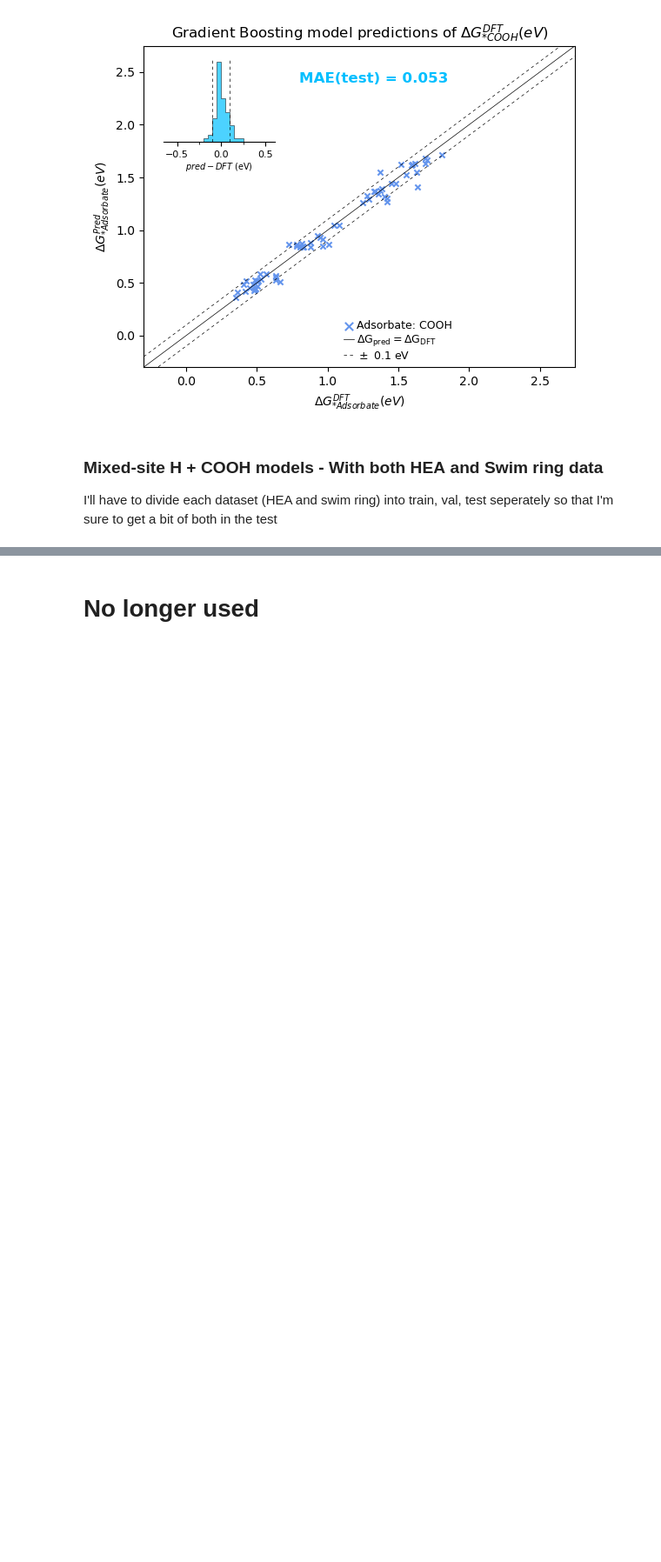
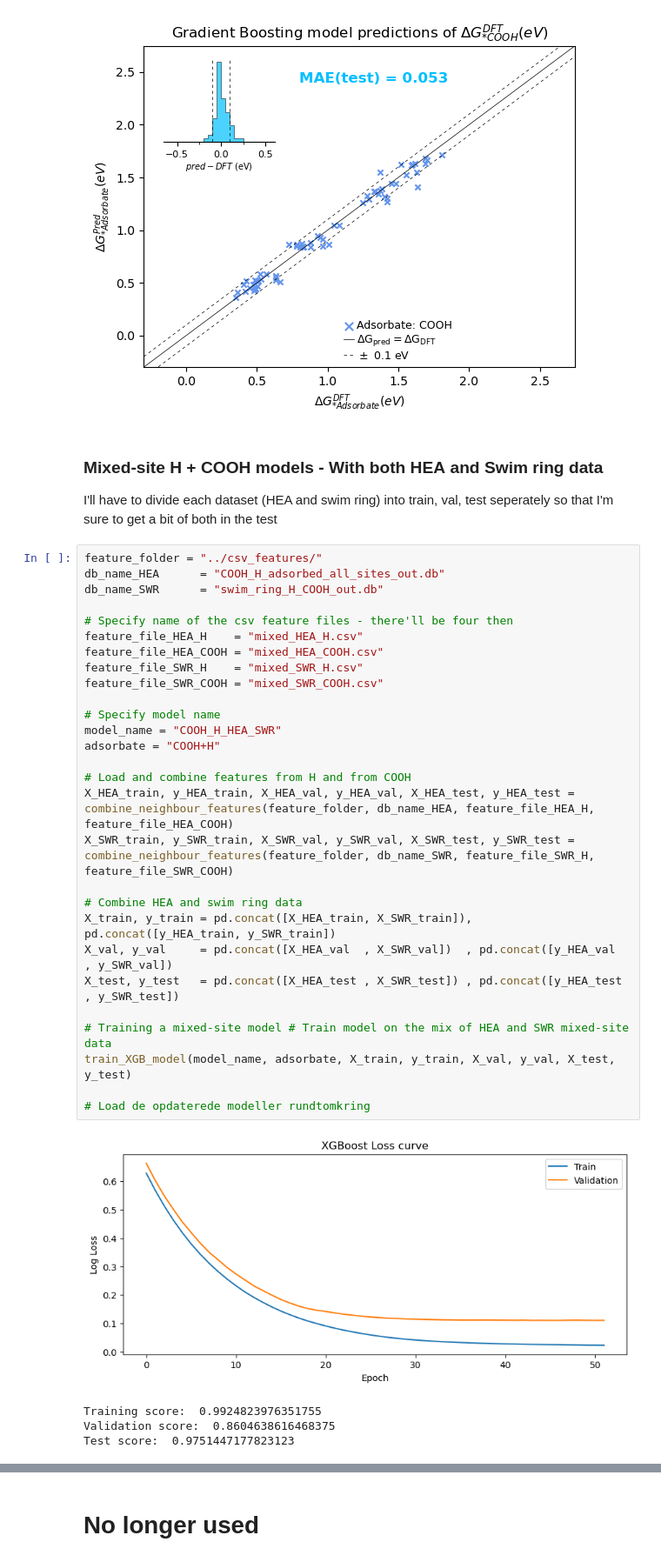
Before and after one commit to MarcusNoergaardWeng/CatalysisThesis, a Jupyter notebook: Notebooks/Training_E_models.ipynb, the cells around one changed output, grey strips where cells are left out. Shown at 87% size. Cells and saved outputs as stored; diff of their text form; blank space fills up the shorter version.

Commit message:
Mixed-site HEA+SWR model trained and funcs made

```diff
--- a/Notebooks/Training_E_models.ipynb
+++ b/Notebooks/Training_E_models.ipynb
@@ -1104,3 +1068,36 @@ Test score:  0.9735062617733838
 ### Mixed-site H + COOH models - With both **HEA** and **Swim ring** data
 
 I'll have to divide each dataset (HEA and swim ring) into train, val, test seperately so that I'm sure to get a bit of both in the test
+# %%
+feature_folder = "../csv_features/"
+db_name_HEA      = "COOH_H_adsorbed_all_sites_out.db"
+db_name_SWR      = "swim_ring_H_COOH_out.db"
+
+# Specify name of the csv feature files - there'll be four then
+feature_file_HEA_H    = "mixed_HEA_H.csv"
+feature_file_HEA_COOH = "mixed_HEA_COOH.csv"
+feature_file_SWR_H    = "mixed_SWR_H.csv"
+feature_file_SWR_COOH = "mixed_SWR_COOH.csv"
+
+# Specify model name
+model_name = "COOH_H_HEA_SWR"
+adsorbate = "COOH+H"
+
+# Load and combine features from H and from COOH
+X_HEA_train, y_HEA_train, X_HEA_val, y_HEA_val, X_HEA_test, y_HEA_test = combine_neighbour_features(feature_folder, db_name_HEA, feature_file_HEA_H, feature_file_HEA_COOH)
+X_SWR_train, y_SWR_train, X_SWR_val, y_SWR_val, X_SWR_test, y_SWR_test = combine_neighbour_features(feature_folder, db_name_SWR, feature_file_SWR_H, feature_file_SWR_COOH)
+
+# Combine HEA and swim ring data
+X_train, y_train = pd.concat([X_HEA_train, X_SWR_train]), pd.concat([y_HEA_train, y_SWR_train])
+X_val, y_val     = pd.concat([X_HEA_val  , X_SWR_val])  , pd.concat([y_HEA_val  , y_SWR_val])
+X_test, y_test   = pd.concat([X_HEA_test , X_SWR_test]) , pd.concat([y_HEA_test , y_SWR_test])
+
+# Training a mixed-site model # Train model on the mix of HEA and SWR mixed-site data
+train_XGB_model(model_name, adsorbate, X_train, y_train, X_val, y_val, X_test, y_test)
+
+# Load de opdaterede modeller rundtomkring
+# %% [output]
+[figure, added]
+Training score:  0.9924823976351755
+Validation score:  0.8604638616468375
+Test score:  0.9751447177823123
```
Also changed, not shown: parts of 5 cells of this notebook, 6 other files.
